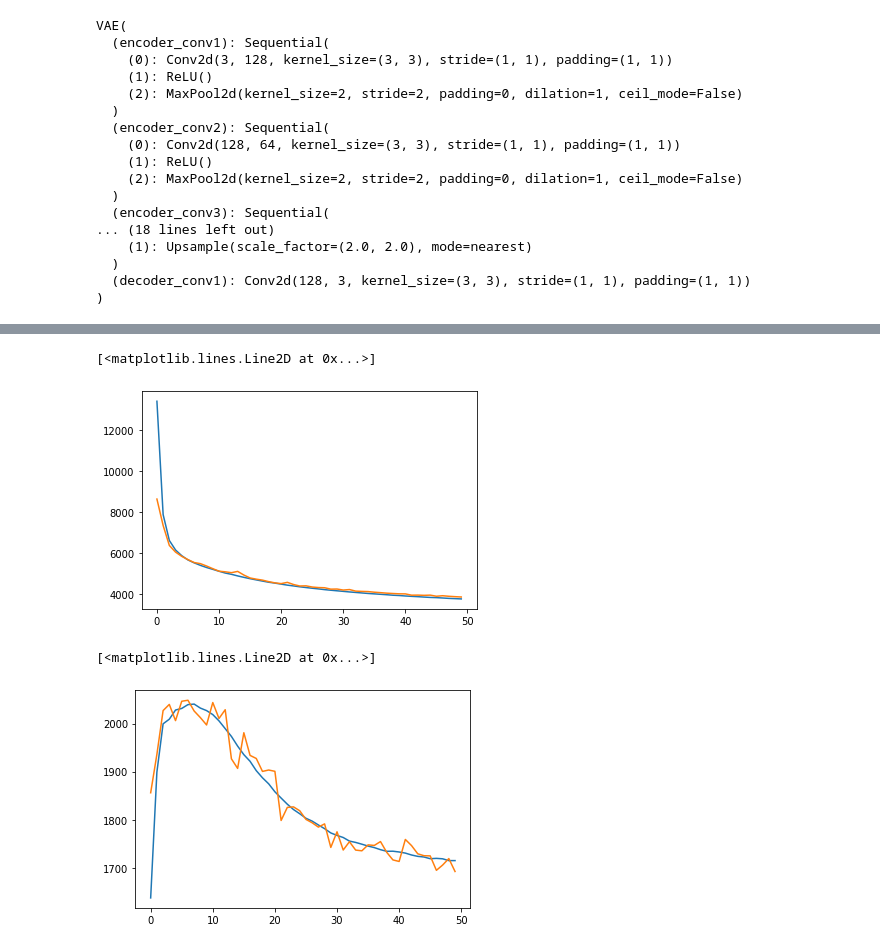
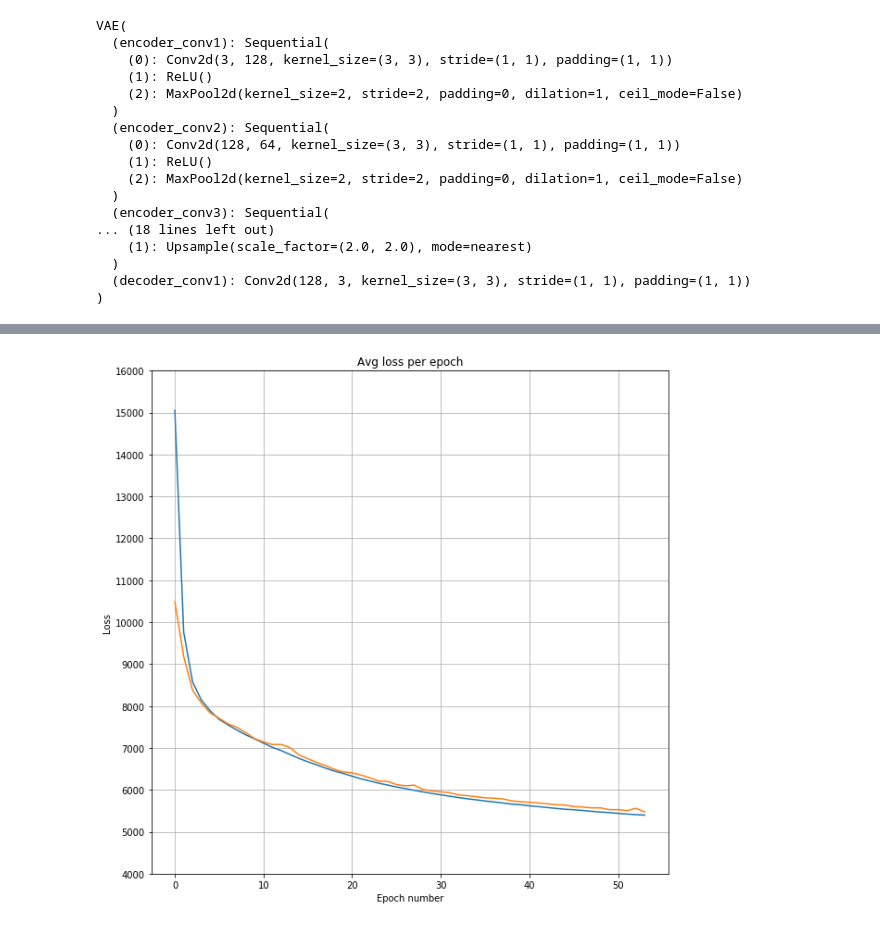
Before and after one commit to NotAndres/pytorch-vsc, a Jupyter notebook: notebook/vsc.ipynb, the cells around one changed output, grey strips where cells are left out. Cells and saved outputs as stored; diff of their text form; code cells hidden in the pictures.

```diff
--- a/notebook/vsc.ipynb
+++ b/notebook/vsc.ipynb
@@ -117,15 +171,20 @@ class VAE(nn.Module):
 # %%
 # Reconstruction + KL divergence losses summed over all elements and batch
 def loss_function(recon_x, x, mu, logvar, epoch_n=False):
-    # BCE = F.binary_cross_entropy(recon_x, x.view(-1, 784), reduction='sum')
+
     mse = F.mse_loss(recon_x, x, reduction='sum')
+
+    # mse = torch.mean(torch.sum((x - recon).pow(2), dim=(1,2,3)))
 
     # see Appendix B from VAE paper:
     # Kingma and Welling. Auto-Encoding Variational Bayes. ICLR, 2014
     # https://arxiv.org/abs/1312.6114
-    sigma = logvar.exp()
+
     #kld = torch.mean(-0.5 * torch.sum(1 + torch.log(1e-10 + sigma.pow(2)) - mu.pow(2) - sigma.pow(2)))
-    #kld = torch.sum(-0.5 * torch.sum(1 + logvar - mu.pow(2) - logvar.exp(), axis=1))
+    #kld = torch.mean(-0.5 * torch.sum(1 + logvar - mu.pow(2) - logvar.exp(), axis=1))
+
     kld = -0.5 * torch.sum(1 + logvar - mu.pow(2) - logvar.exp()) * 20
+
+
     loss = mse + kld
     return loss, mse, kld
@@ -202,17 +215,16 @@ def train(epoch, train_loader):
             print('Train Epoch: {} [{}/{} ({:.0f}%)]\tLoss: {:.6f}'.format(
                 epoch, batch_idx * len(data), len(train_loader.dataset),
                 100. * batch_idx / len(train_loader),
-                loss.item() / len(data)))
+                loss.item() / current_batch_size))
 
     datapoints = len(train_loader.dataset)
     avg_loss = train_loss/datapoints
     avg_mse = train_mse/datapoints
     avg_kld = train_kld/datapoints
 
-    print('====> Epoch: {} Average loss: {:.4f}'.format(
-          epoch, avg_loss))
+    print('====> Epoch: {} Average loss: {:.8f}'.format(epoch, avg_loss))
     print('*** Avg MSE: {:.4f}'.format(avg_mse))
-    print('*** Avg KLD: {:.4f}'.format(avg_kld))
+    print('*** Avg KLD: {:.8f}'.format(avg_kld))
     return avg_loss, avg_mse, avg_kld
 # %%
 def test(epoch, test_loader):
@@ -288,7 +303,7 @@ val_trace = {
     'mse': [],
     'kld': []
 }
-epochs = 50
+epochs = 60
 for epoch in range(1, epochs + 1):
         loss, mse, kld = train(epoch, train_data)
         train_trace['loss'].append(loss)
@@ -335,12 +345,13 @@ plt.plot(val_trace['loss'])
-# %%
-plt.plot(train_trace['mse'])
-plt.plot(val_trace['mse'])
-# %% [output]
-[<matplotlib.lines.Line2D at 0x...>]
-[figure, removed]
-# %%
-plt.plot(train_trace['kld'])
-plt.plot(val_trace['kld'])
-# %% [output]
-[<matplotlib.lines.Line2D at 0x...>]
-[figure, removed]
+# %%
+plt.figure(figsize=(10,10))
+plt.plot(train_trace['loss'])
+plt.plot(val_trace['loss'])
+#plt.xticks(np.arange(0, epochs+1, 5))
+plt.yticks(np.arange(4000, 16001, 1000))
+plt.ylabel('Loss')
+plt.xlabel('Epoch number')
+plt.title('Avg loss per epoch')
+plt.grid()
+plt.show()
+# %% [output]
+[figure, added]
```
Also changed, not shown: parts of 27 cells of this notebook.
